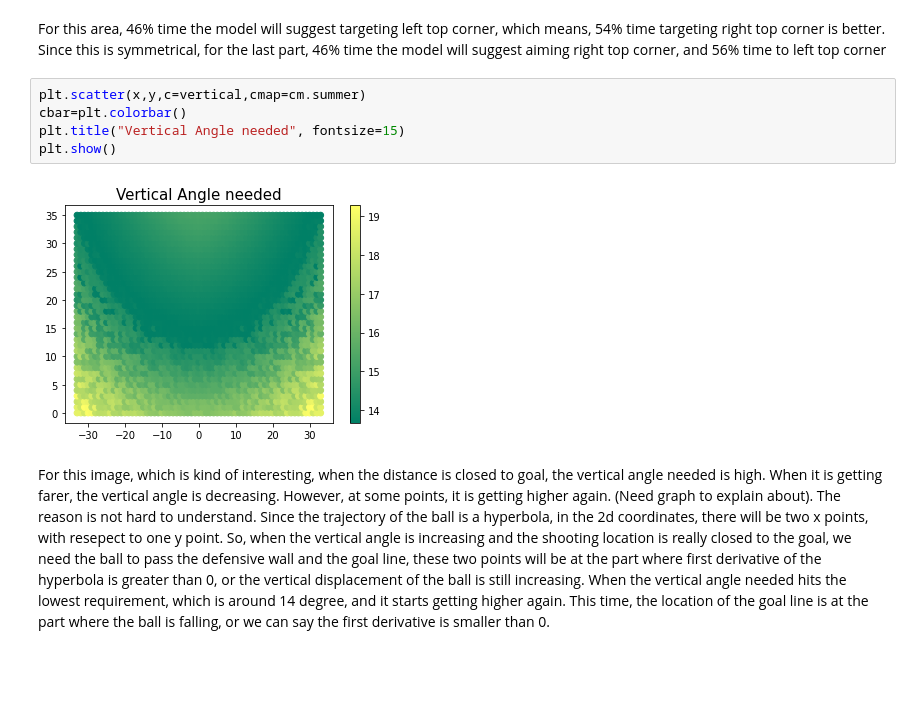
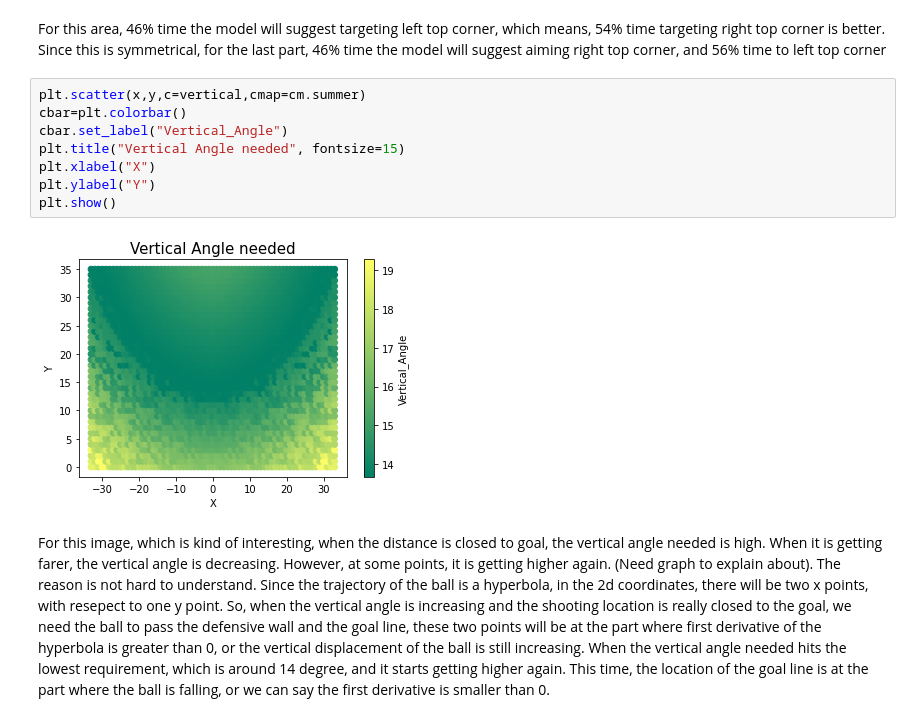
Before and after one commit to Holycarota/Math111A_Model, a Jupyter notebook: Output_Analysis.ipynb, the cells around one changed output. Drawn from its saved outputs; the diff is of its cells as text; blank space fills up the shorter version.

```diff
--- a/Output_Analysis.ipynb
+++ b/Output_Analysis.ipynb
@@ -76,10 +82,13 @@ For this area, 46% time the model will suggest targeting left top corner, which
 # %%
 plt.scatter(x,y,c=vertical,cmap=cm.summer)
 cbar=plt.colorbar()
+cbar.set_label("Vertical_Angle")
 plt.title("Vertical Angle needed", fontsize=15)
+plt.xlabel("X")
+plt.ylabel("Y")
 plt.show()
 # %% [output]
-[figure, old version]
+[figure, new version]
 # %% [markdown]
 For this image, which is kind of interesting, when the distance is closed to goal, the vertical angle needed is high. When it is getting farer, the vertical angle is decreasing. However, at some points, it is getting higher again. (Need graph to explain about). The reason is not hard to understand. Since the trajectory of the ball is a hyperbola, in the 2d coordinates, there will be two x points, with resepect to one y point. So, when the vertical angle is increasing and the shooting location is really closed to the goal, we need the ball to pass the defensive wall and the goal line, these two points will be at the part where first derivative of the hyperbola is greater than 0, or the vertical displacement of the ball is still increasing. When the vertical angle needed hits the lowest requirement, which is around 14 degree, and it starts getting higher again. This time, the location of the goal line is at the part where the ball is falling, or we can say the first derivative is smaller than 0.
 # %% [markdown]
```
Also changed, not shown: parts of 2 cells of this notebook.
